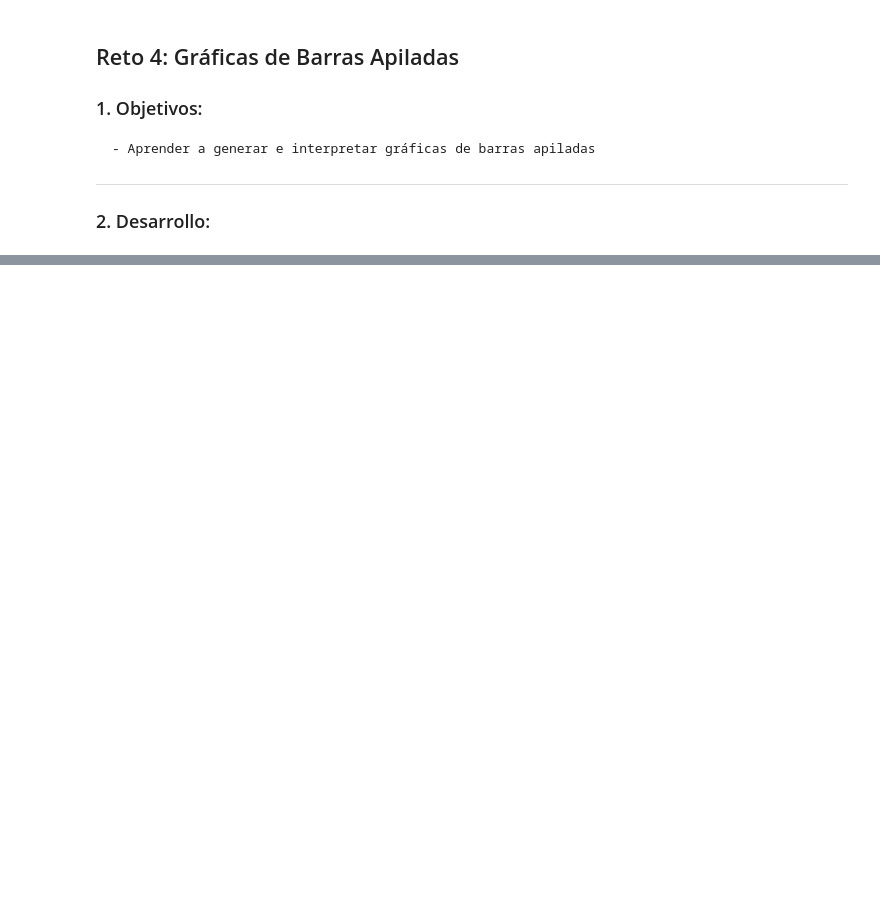
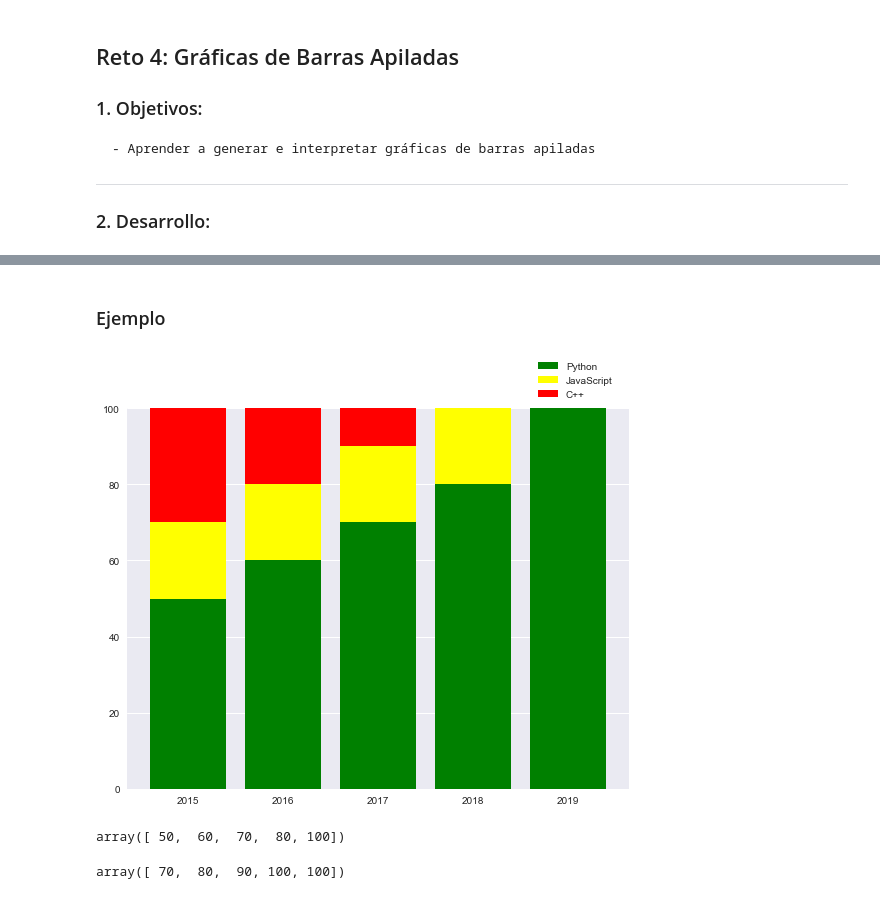
Before and after one commit to luislerma5593/Data_Analysis, a Jupyter notebook: 4. Análisis de datos con Python/6. Visualización de Datos Avanzada/Reto-04/graficas_de_barras_apiladas.ipynb, the cells around one changed output, grey strips where cells are left out. Cells and saved outputs as stored; diff of their text form; code cells hidden in the pictures; blank space fills up the shorter version.

```diff
--- a/4. Análisis de datos con Python/6. Visualización de Datos Avanzada/Reto-04/graficas_de_barras_apiladas.ipynb
+++ b/4. Análisis de datos con Python/6. Visualización de Datos Avanzada/Reto-04/graficas_de_barras_apiladas.ipynb
@@ -33,0 +151,29 @@ Comenta tus hallazgos con tus compañeros y la experta. Específicamente discuta
+# %% [markdown]
+### Ejemplo
+# %%
+import numpy as np
+import matplotlib.pyplot as plt
+
+data1=[30,20,10,0,0]
+data2=[20,20,20,20,0]
+data3=[50,60,70,80,100]
+
+year=["2015","2016","2017","2018","2019"]
+
+plt.figure(figsize=(9,7))
+plt.bar(year,data3,color="green",label="Python")
+plt.bar(year,data2,color="yellow",bottom=data3,label="JavaScript")
+plt.bar(year,data1,color="red",bottom=np.array(data3)+np.array(data2),label="C++")
+
+plt.legend(loc="lower left",bbox_to_anchor=(0.8,1.0))
+plt.show()
+# %% [output]
+[figure, added]
+# %%
+np.array(data3)
+# %% [output]
+array([ 50,  60,  70,  80, 100])
+# %%
+np.array(data3)+np.array(data2)
+# %% [output]
+array([ 70,  80,  90, 100, 100])
```
Also changed, not shown: parts of 12 cells of this notebook, 11 other files.
